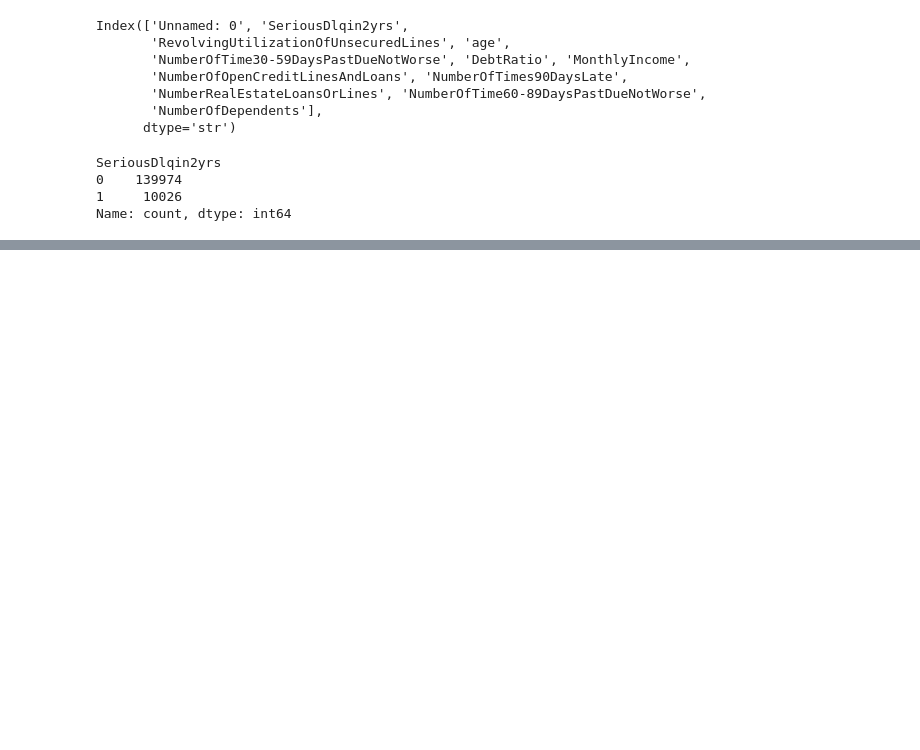
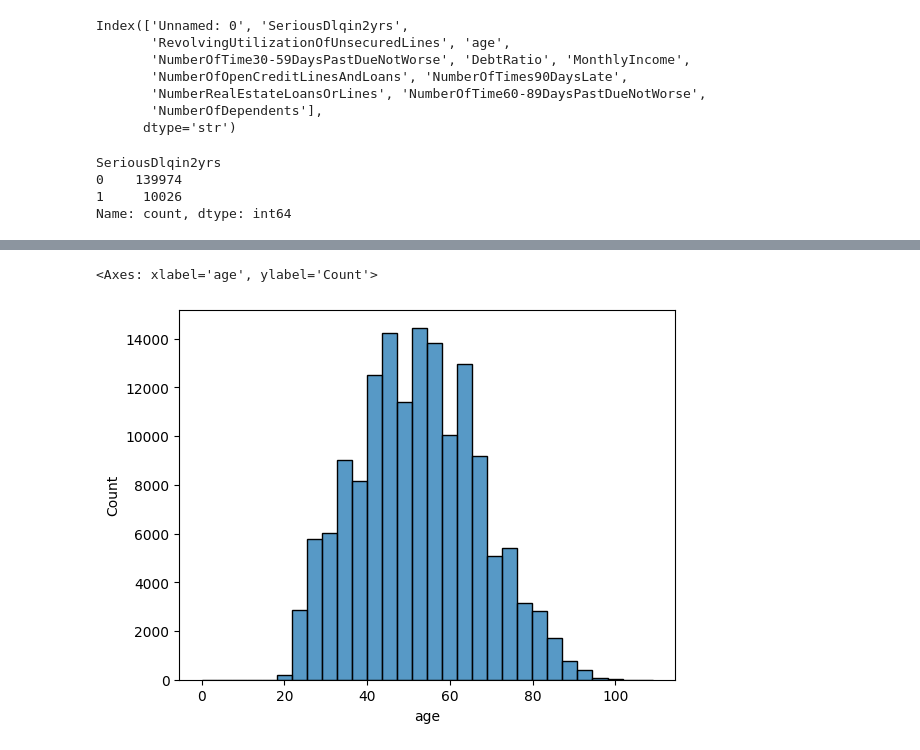
Before and after one commit to karanrejuuu/credit-risk-model, a Jupyter notebook: notebooks/credit-risk.ipynb, the cells around one changed output, grey strips where cells are left out. Cells and saved outputs as stored; diff of their text form; code cells hidden in the pictures; blank space fills up the shorter version.

```diff
--- a/notebooks/credit-risk.ipynb
+++ b/notebooks/credit-risk.ipynb
@@ -82,0 +91,5 @@ Name: count, dtype: int64
+# %%
+sns.histplot(df['age'], bins=30)
+# %% [output]
+<Axes: xlabel='age', ylabel='Count'>
+[figure, added]
```
Also changed, not shown: parts of 5 cells of this notebook, 1 other file.
